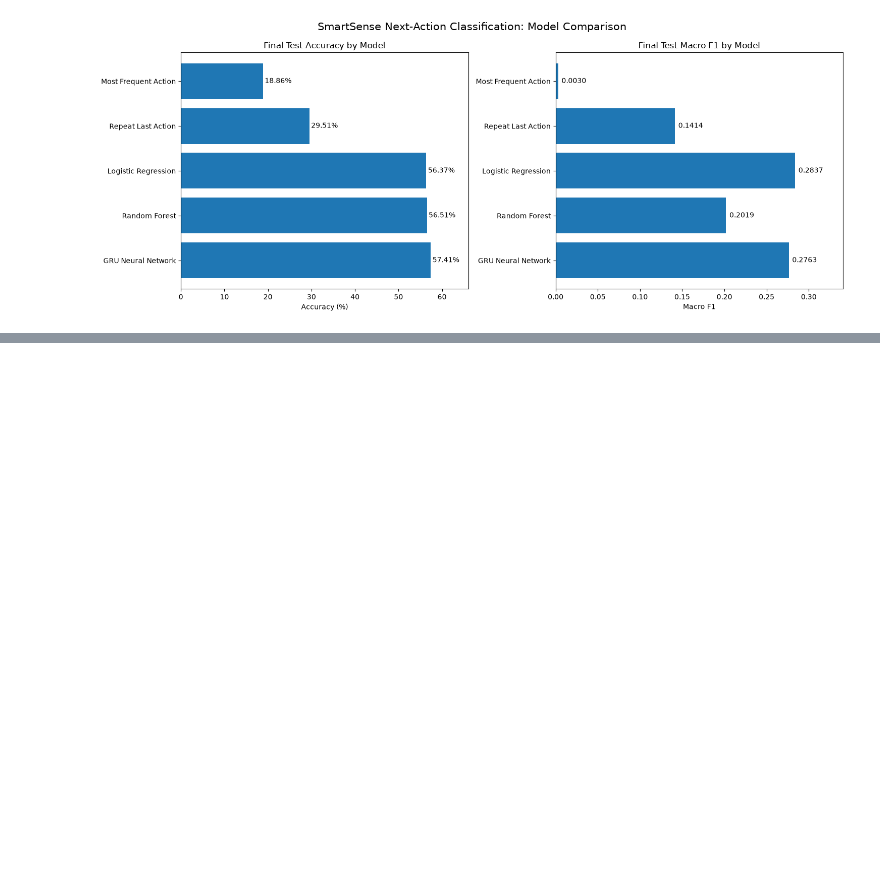
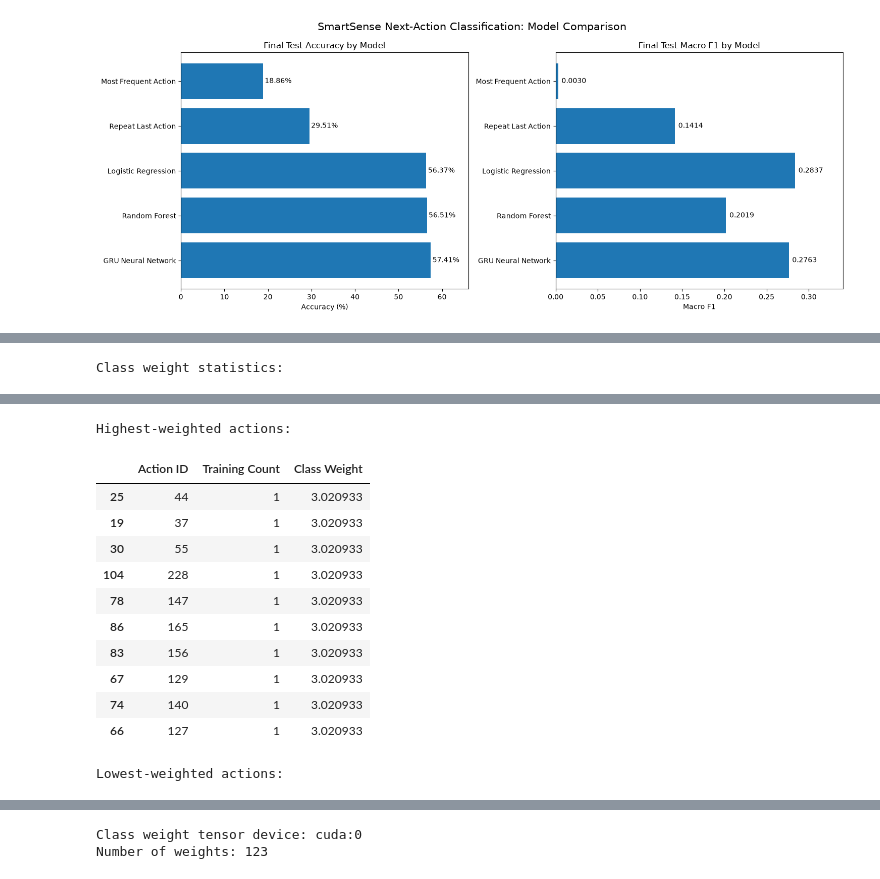
Before and after one commit to HarrisonWilliams123/data-mining-project, a Jupyter notebook: SmartSense_Classification.ipynb, the cells around one changed output, grey strips where cells are left out. Saved outputs shown, nothing was run; the diff lists cells and outputs as text; code cells hidden in the pictures; blank space fills up the shorter version.

Commit message:
Keep using different models for training

```diff
--- a/SmartSense_Classification.ipynb
+++ b/SmartSense_Classification.ipynb
@@ -1604,0 +2093,60 @@ plt.show()
+# %%
+#Calculate class weights for rare-action learning
+
+import numpy as np
+import pandas as pd
+import torch
+
+# Count training examples for each encoded target class
+class_counts = np.bincount(
+    y_train_gru,
+    minlength=len(target_classes)
+)
+
+# Square-root inverse-frequency weighting
+class_weights = 1.0 / np.sqrt(
+    np.maximum(class_counts, 1)
+)
+
+# Normalize weights to mean 1
+class_weights = (
+    class_weights / class_weights.mean()
+)
+
+# Convert to GPU tensor
+class_weights_tensor = torch.tensor(
+    class_weights,
+    dtype=torch.float32,
+    device=device
+)
+
+# Inspect weights
+weight_summary = pd.DataFrame({
+    "Action ID": target_classes,
+    "Training Count": class_counts,
+    "Class Weight": class_weights
+})
+
+print("Class weight statistics:")
+display(weight_summary["Class Weight"].describe())
+
+print("\nHighest-weighted actions:")
+display(
+    weight_summary.sort_values(
+        "Class Weight",
+        ascending=False
+    ).head(10)
+)
+
+print("\nLowest-weighted actions:")
+display(
+    weight_summary.sort_values(
+        "Class Weight",
+        ascending=True
+    ).head(10)
+)
+
+print("\nClass weight tensor device:", class_weights_tensor.device)
+print("Number of weights:", len(class_weights_tensor))
+# %% [output]
+Class weight statistics:
@@ -1604,0 +2162,13 @@ plt.show()
+Highest-weighted actions:
+|  | Action ID | Training Count | Class Weight |
+| 25 | 44 | 1 | 3.020933 |
+| 19 | 37 | 1 | 3.020933 |
+| 30 | 55 | 1 | 3.020933 |
+| 104 | 228 | 1 | 3.020933 |
+| 78 | 147 | 1 | 3.020933 |
+| 86 | 165 | 1 | 3.020933 |
+| 83 | 156 | 1 | 3.020933 |
+| 67 | 129 | 1 | 3.020933 |
+| 74 | 140 | 1 | 3.020933 |
+| 66 | 127 | 1 | 3.020933 |
+Lowest-weighted actions:
@@ -1604,0 +2186,2 @@ plt.show()
+Class weight tensor device: cuda:0
+Number of weights: 123
```
Also changed, not shown: parts of 7 cells of this notebook, 1 other file.
